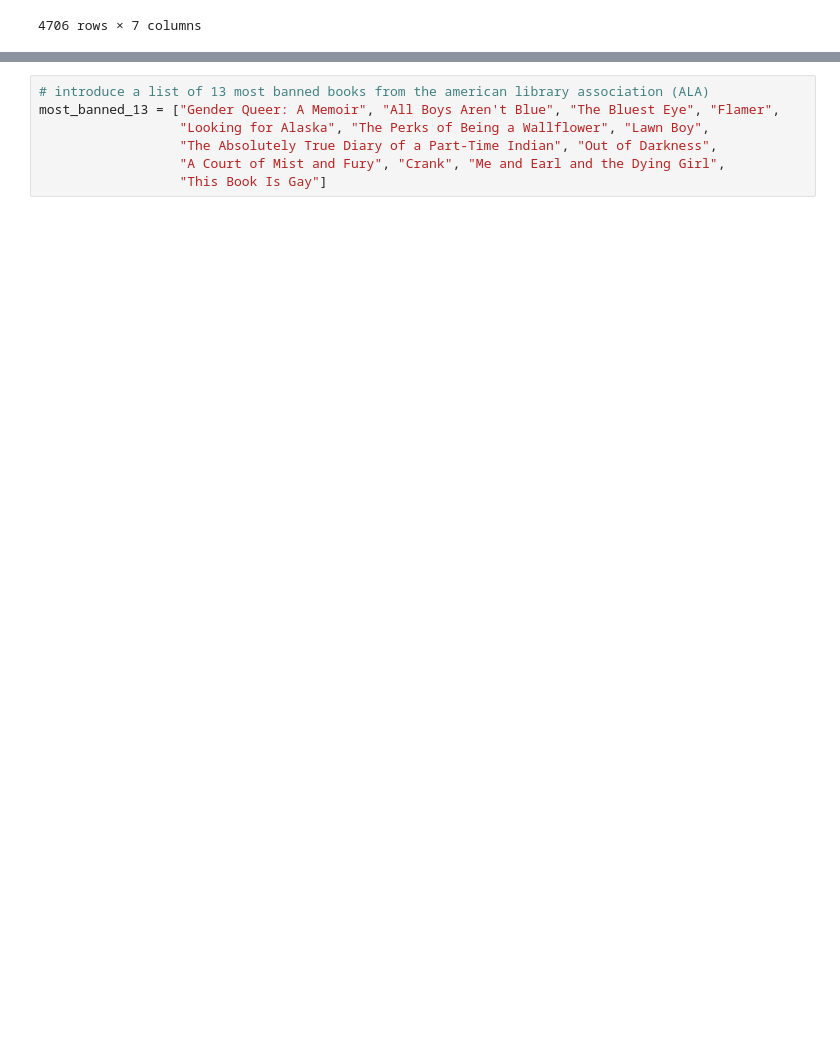
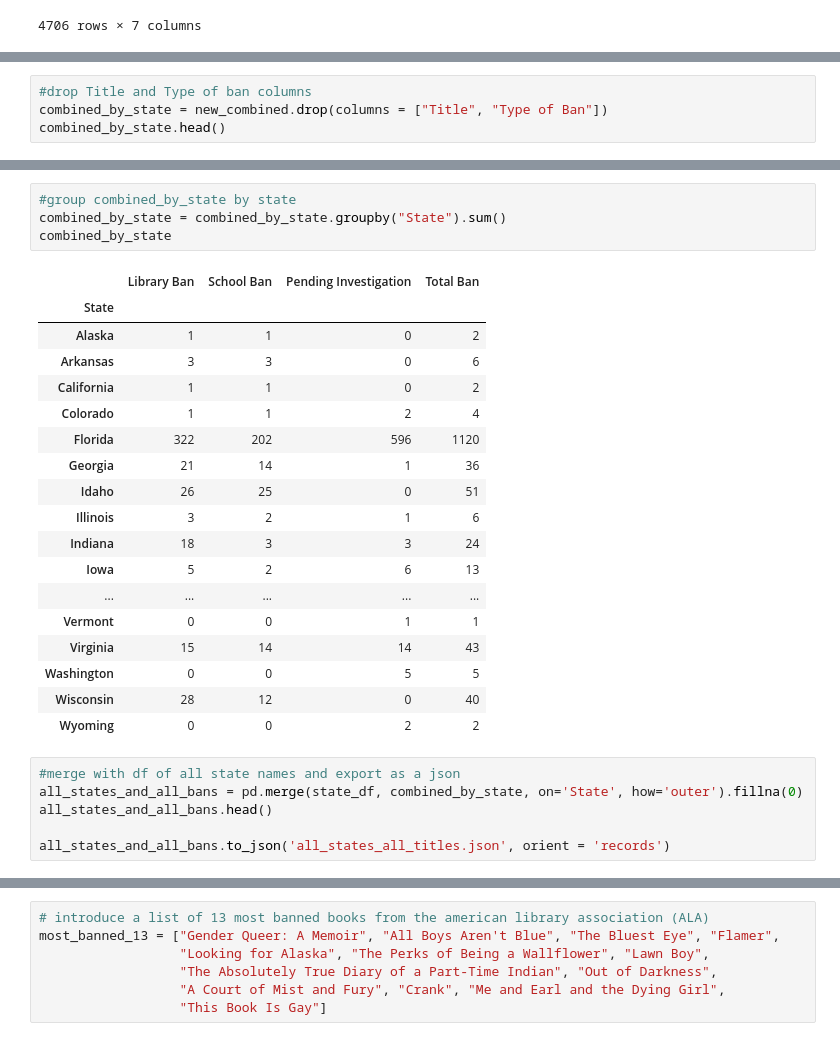
Before and after one commit to Kat-McEldowney/Book_bans_USA, a Jupyter notebook: starter_code.ipynb, the cells around one changed output, grey strips where cells are left out. Saved outputs shown, nothing was run; the diff lists cells and outputs as text; blank space fills up the shorter version.

Commit message:
updated starter file to create json for charts

```diff
--- a/starter_code.ipynb
+++ b/starter_code.ipynb
@@ -201,0 +222,4 @@ new_combined
+# %%
+#drop Title and Type of ban columns
+combined_by_state = new_combined.drop(columns = ["Title", "Type of Ban"])
+combined_by_state.head()
@@ -201,0 +233,29 @@ new_combined
+# %%
+#group combined_by_state by state
+combined_by_state = combined_by_state.groupby("State").sum()
+combined_by_state
+# %% [output]
+|  | Library Ban | School Ban | Pending Investigation | Total Ban |
+| State |  |  |  |  |
+| Alaska | 1 | 1 | 0 | 2 |
+| Arkansas | 3 | 3 | 0 | 6 |
+| California | 1 | 1 | 0 | 2 |
+| Colorado | 1 | 1 | 2 | 4 |
+| Florida | 322 | 202 | 596 | 1120 |
+| Georgia | 21 | 14 | 1 | 36 |
+| Idaho | 26 | 25 | 0 | 51 |
+| Illinois | 3 | 2 | 1 | 6 |
+| Indiana | 18 | 3 | 3 | 24 |
+| Iowa | 5 | 2 | 6 | 13 |
+| ... | ... | ... | ... | ... |
+| Vermont | 0 | 0 | 1 | 1 |
+| Virginia | 15 | 14 | 14 | 43 |
+| Washington | 0 | 0 | 5 | 5 |
+| Wisconsin | 28 | 12 | 0 | 40 |
+| Wyoming | 0 | 0 | 2 | 2 |
+# %%
+#merge with df of all state names and export as a json
+all_states_and_all_bans = pd.merge(state_df, combined_by_state, on='State', how='outer').fillna(0)
+all_states_and_all_bans.head()
+
+all_states_and_all_bans.to_json('all_states_all_titles.json', orient = 'records')
```
Also changed, not shown: parts of 11 cells of this notebook, 6 other files.
